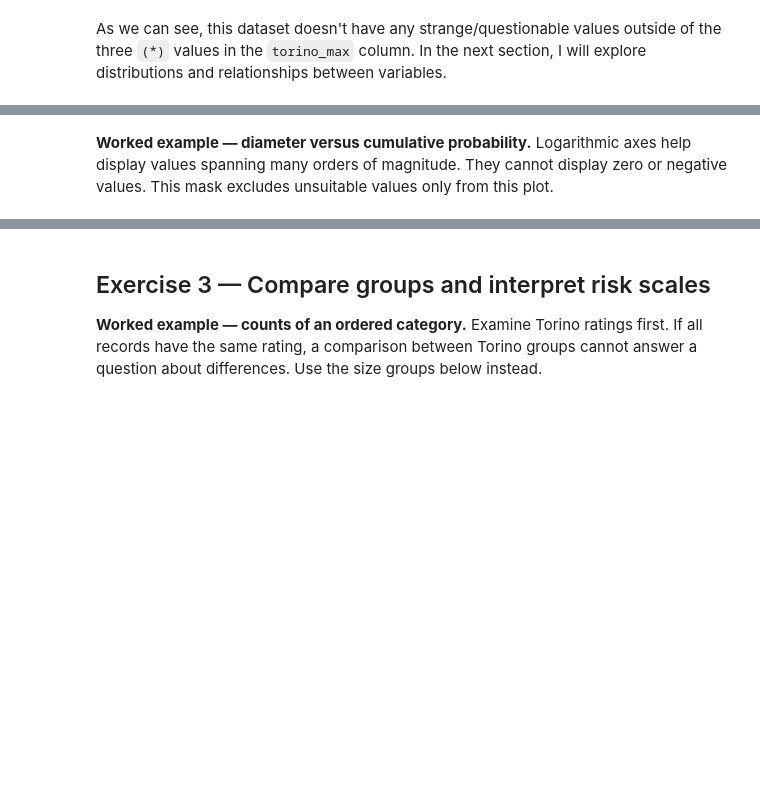
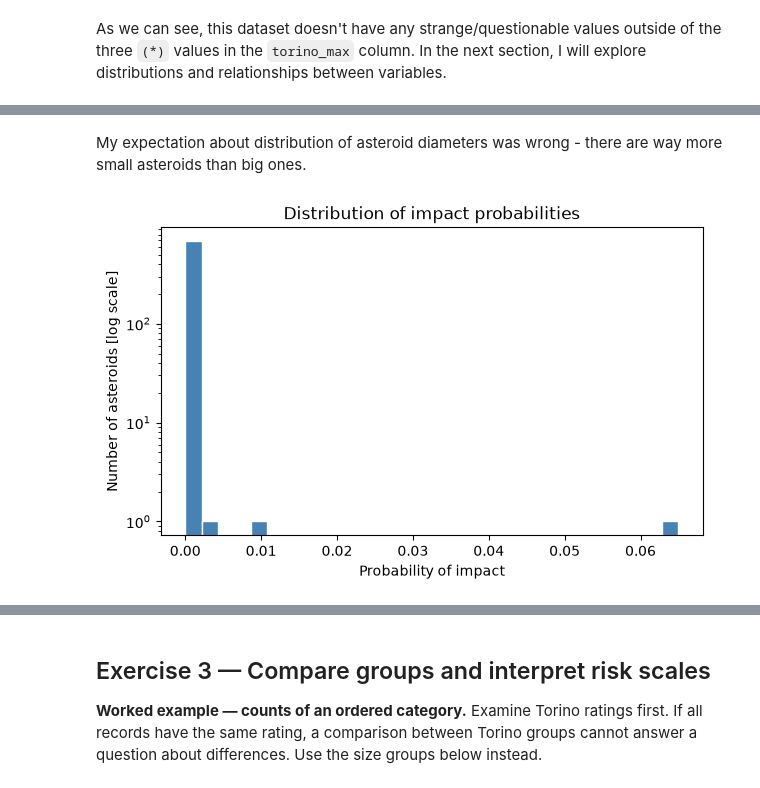
Before and after one commit to mwojtyna/uj, a Jupyter notebook: data-science/2_data_exploration_advanced/2_Asteroid_Impacts_DataExploration.ipynb, the cells around one changed output, grey strips where cells are left out. Saved outputs shown, nothing was run; the diff lists cells and outputs as text; code cells hidden in the pictures; blank space fills up the shorter version.

```diff
--- a/data-science/2_data_exploration_advanced/2_Asteroid_Impacts_DataExploration.ipynb
+++ b/data-science/2_data_exploration_advanced/2_Asteroid_Impacts_DataExploration.ipynb
@@ -244,10 +234,11 @@ reported zero estimates, rounding, or missing information? Check before interpre
+# %% [markdown]
+My expectation about distribution of asteroid diameters was wrong - there are way more small asteroids than big ones.
 # %%
-# TODO: select valid probabilities with .between(0, 1, inclusive="right")
-# and np.isfinite(...); use .dropna() for the plotting series.
-# TODO: report the number of excluded rows.
-# TODO: create original-scale and log10 histograms, with labels and plt.show().
-# Hint: np.log10(positive_probabilities)
+fig, ax = plt.subplots()
+ax.hist(asteroids["impact_probability"], bins=30, color="steelblue", edgecolor="white")
+ax.set(xlabel="Probability of impact", ylabel="Number of asteroids [log scale]",
+       title="Distribution of impact probabilities")
+ax.semilogy()
+plt.show()
+# %% [output]
+[figure, added]
-# %% [markdown]
-**Worked example — diameter versus cumulative probability.** Logarithmic axes
-help display values spanning many orders of magnitude. They cannot display
-zero or negative values. This mask excludes unsuitable values only from this plot.
```
Also changed, not shown: parts of 13 cells of this notebook.
